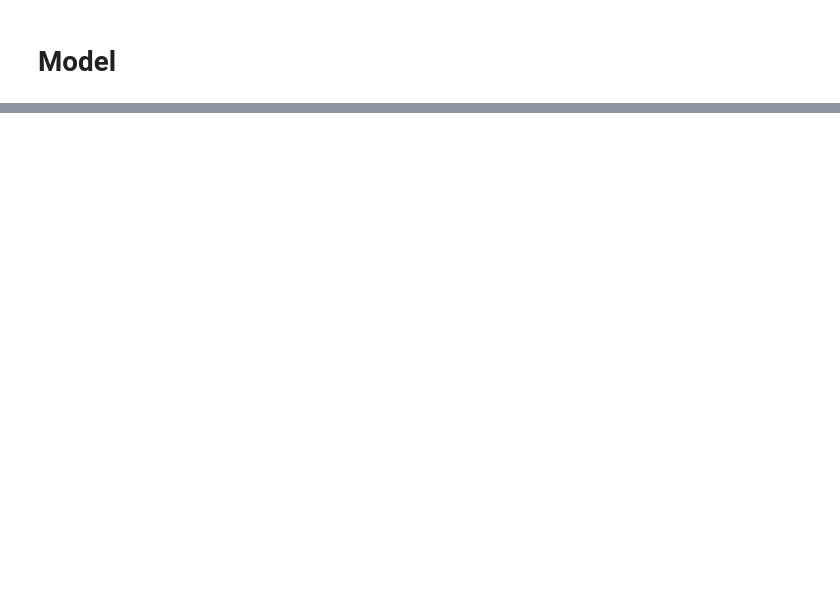
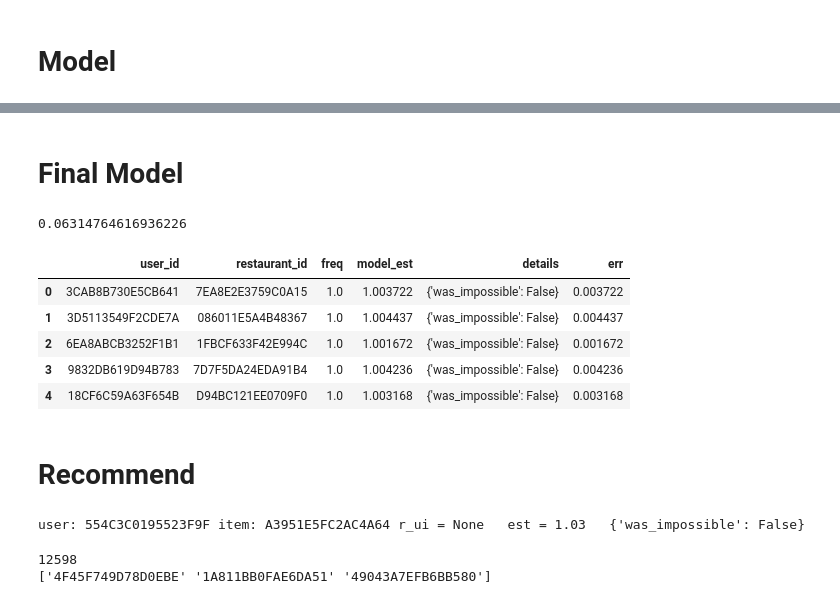
Before and after one commit to ntp-k/lmwn-recommendation-system, a Jupyter notebook: research.ipynb, the cells around one changed output, grey strips where cells are left out. Saved outputs shown, nothing was run; the diff lists cells and outputs as text; code cells hidden in the pictures; blank space fills up the shorter version.

```diff
--- a/research.ipynb
+++ b/research.ipynb
@@ -254,0 +240,44 @@ Best params: 0.06493344472378641
+# %% [markdown]
+# Final Model
+# %%
+def final_model_test(params, train_set, test_set):
+    svd = SVD(n_factors=params['n_factors'],
+                    n_epochs=params['n_epochs'],
+                    lr_all=params['lr_all'],
+                    reg_all=params['reg_all'])
+
+    svd.fit(train_set)
+
+    predictions = svd.test(test_set)
+    rmse = accuracy.rmse(predictions,verbose=False)
+
+    return predictions, rmse
+
+def final_model(params, train_set):
+    svd = SVD(n_factors=params['n_factors'],
+                    n_epochs=params['n_epochs'],
+                    lr_all=params['lr_all'],
+                    reg_all=params['reg_all'])
+
+    svd.fit(train_set)
+
+    return svd
+# %%
+params = {'n_factors': 5, 'n_epochs': 20, 'lr_all': 0.002, 'reg_all': 0.1}
+train_set, test_set = train_test_split(user_ratings_matrix, test_size=0.2, random_state=19)
+final_predictions, model_rmse = final_model_test(params, train_set, test_set)
+# %%
+print(model_rmse)
+# %% [output]
+0.06314764616936226
+# %%
+results = pd.DataFrame(final_predictions, columns=['user_id', 'restaurant_id', 'freq', 'model_est', 'details'])
+results['err'] = abs(results.model_est - results.freq)
+results.head()
+# %% [output]
+|  | user_id | restaurant_id | freq | model_est | details | err |
+| 0 | 3CAB8B730E5CB641 | 7EA8E2E3759C0A15 | 1.0 | 1.003722 | {'was_impossible': False} | 0.003722 |
+| 1 | 3D5113549F2CDE7A | 086011E5A4B48367 | 1.0 | 1.004437 | {'was_impossible': False} | 0.004437 |
+| 2 | 6EA8ABCB3252F1B1 | 1FBCF633F42E994C | 1.0 | 1.001672 | {'was_impossible': False} | 0.001672 |
+| 3 | 9832DB619D94B783 | 7D7F5DA24EDA91B4 | 1.0 | 1.004236 | {'was_impossible': False} | 0.004236 |
+| 4 | 18CF6C59A63F654B | D94BC121EE0709F0 | 1.0 | 1.003168 | {'was_impossible': False} | 0.003168 |
@@ -254,0 +288,14 @@ Best params: 0.06493344472378641
+# %% [markdown]
+# Recommend
+# %%
+predict_result = final_model.predict('554C3C0195523F9F', 'A3951E5FC2AC4A64')
+print(predict_result)
+# %% [output]
+user: 554C3C0195523F9F item: A3951E5FC2AC4A64 r_ui = None   est = 1.03   {'was_impossible': False}
+# %%
+res_id_list = pd.unique(df['restaurant_id'])
+print(len(res_id_list))
+print(res_id_list[:3])
+# %% [output]
+12598
+['4F45F749D78D0EBE' '1A811BB0FAE6DA51' '49043A7EFB6BB580']
```
Also changed, not shown: parts of 21 cells of this notebook.
